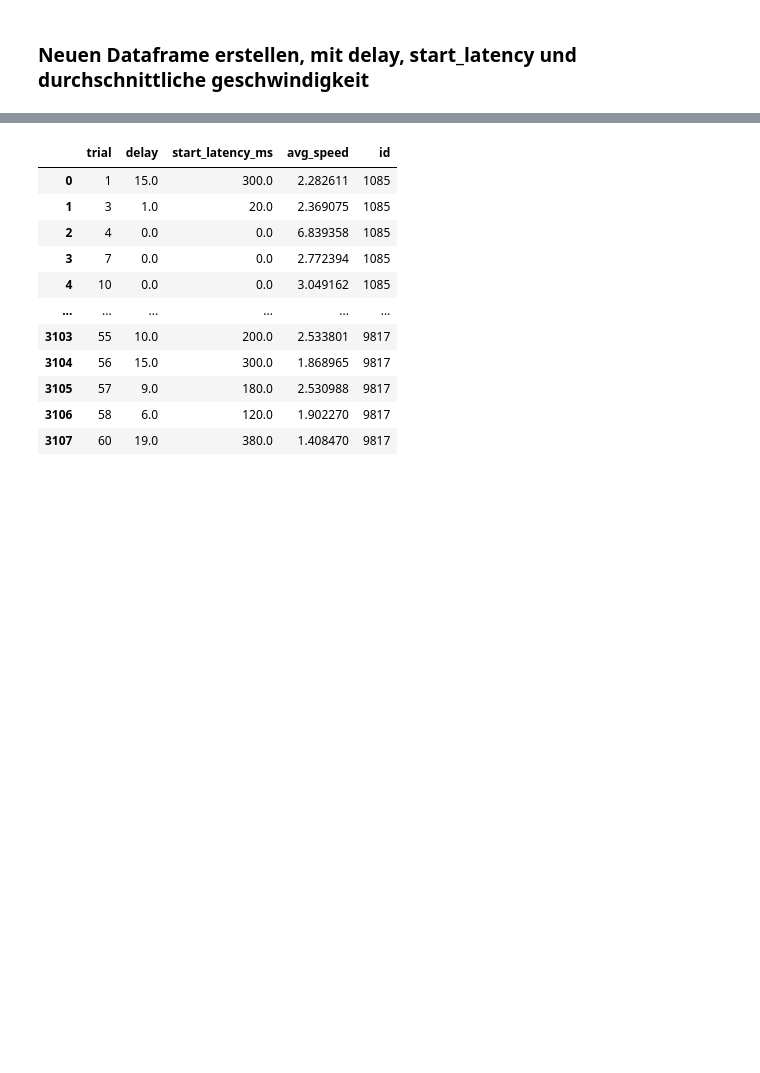
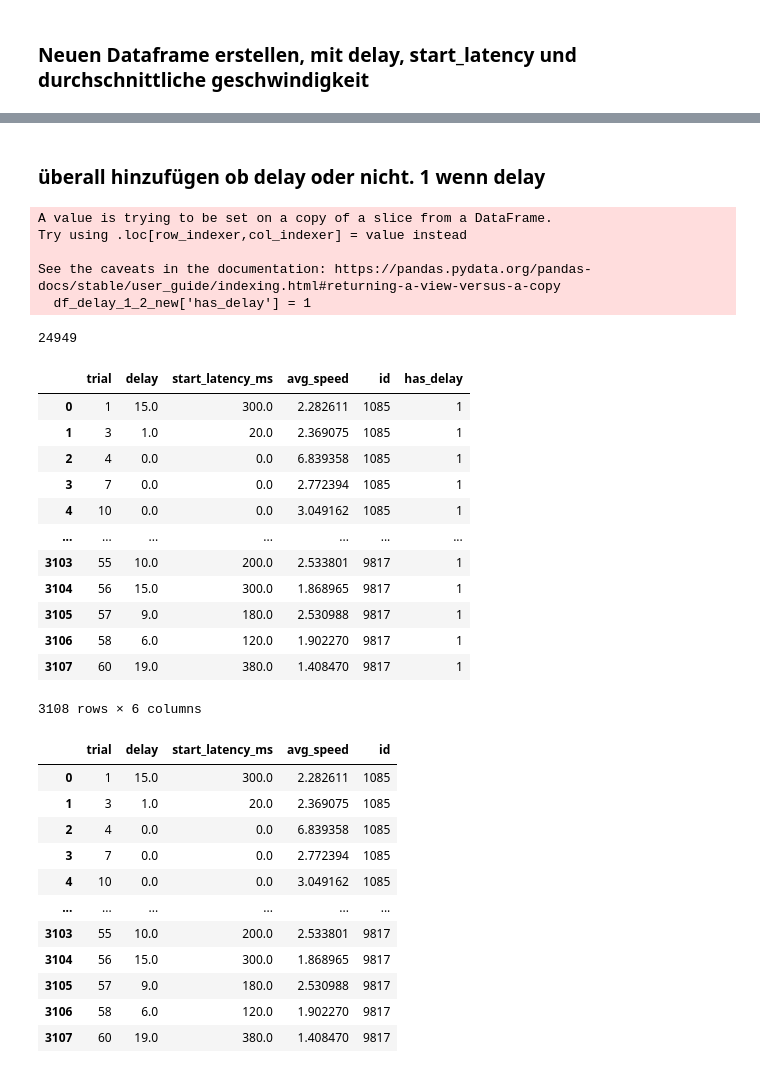
Before and after one commit to Michael1Mueller/Masterarbeit, a Jupyter notebook: diagrams.ipynb, the cells around one changed output, grey strips where cells are left out. Saved outputs shown, nothing was run; the diff lists cells and outputs as text; code cells hidden in the pictures; blank space fills up the shorter version.

Commit message:
all_trials with trial,delay,start_latency_ms,avg_speed,id,has_delay

```diff
--- a/diagrams.ipynb
+++ b/diagrams.ipynb
@@ -608,3 +608,21 @@ df_no_delay_1_2_new = extract_metrics(df_no_delay_1_2_new)[['trial', 'delay', 's
 df_no_delay_3_4_new = extract_metrics(df_no_delay_3_4_new)[['trial', 'delay', 'start_latency_ms', 'avg_speed', 'id']]
 df_no_delay_5_6_new = extract_metrics(df_no_delay_5_6_new)[['trial', 'delay', 'start_latency_ms', 'avg_speed', 'id']]
 df_no_delay_7_8_new = extract_metrics(df_no_delay_7_8_new)[['trial', 'delay', 'start_latency_ms', 'avg_speed', 'id']]
+# %% [markdown]
+### überall hinzufügen ob delay oder nicht. 1 wenn delay
+# %%
+df_delay_1_2_new['has_delay'] = 1
+df_delay_3_4_new['has_delay'] = 1
+df_delay_5_6_new['has_delay'] = 1
+df_delay_7_8_new['has_delay'] = 1
+
+df_no_delay_1_2_new['has_delay'] = 0
+df_no_delay_3_4_new['has_delay'] = 0
+df_no_delay_5_6_new['has_delay'] = 0
+df_no_delay_7_8_new['has_delay'] = 0
+# %% [output]
+A value is trying to be set on a copy of a slice from a DataFrame.
+Try using .loc[row_indexer,col_indexer] = value instead
+
+See the caveats in the documentation: https://pandas.pydata.org/pandas-docs/stable/user_guide/indexing.html#returning-a-view-versus-a-copy
+  df_delay_1_2_new['has_delay'] = 1
@@ -611,3 +634,23 @@ df_no_delay_7_8_new = extract_metrics(df_no_delay_7_8_new)[['trial', 'delay', 's
+# %%
+len(all_trials)
+# %% [output]
+24949
+# %%
+df_delay_1_2_new
+# %% [output]
+|  | trial | delay | start_latency_ms | avg_speed | id | has_delay |
+| 0 | 1 | 15.0 | 300.0 | 2.282611 | 1085 | 1 |
+| 1 | 3 | 1.0 | 20.0 | 2.369075 | 1085 | 1 |
+| 2 | 4 | 0.0 | 0.0 | 6.839358 | 1085 | 1 |
+| 3 | 7 | 0.0 | 0.0 | 2.772394 | 1085 | 1 |
+| 4 | 10 | 0.0 | 0.0 | 3.049162 | 1085 | 1 |
+| ... | ... | ... | ... | ... | ... | ... |
+| 3103 | 55 | 10.0 | 200.0 | 2.533801 | 9817 | 1 |
+| 3104 | 56 | 15.0 | 300.0 | 1.868965 | 9817 | 1 |
+| 3105 | 57 | 9.0 | 180.0 | 2.530988 | 9817 | 1 |
+| 3106 | 58 | 6.0 | 120.0 | 1.902270 | 9817 | 1 |
+| 3107 | 60 | 19.0 | 380.0 | 1.408470 | 9817 | 1 |
+3108 rows × 6 columns
 # %%
 df_delay_1_2_new
 # %% [output]
```
Also changed, not shown: parts of 2 cells of this notebook, 1 other file.
